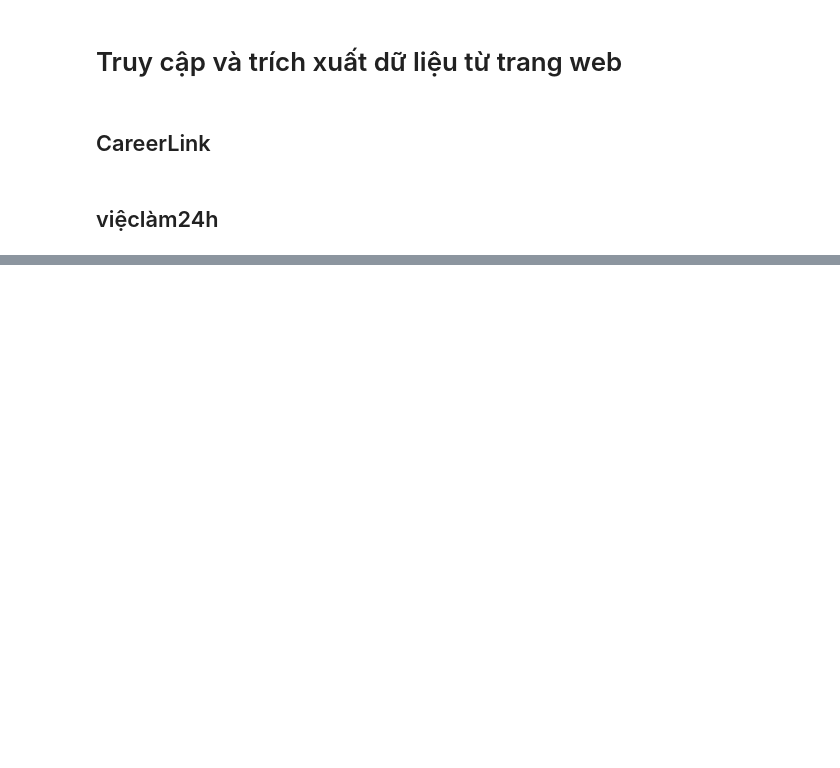
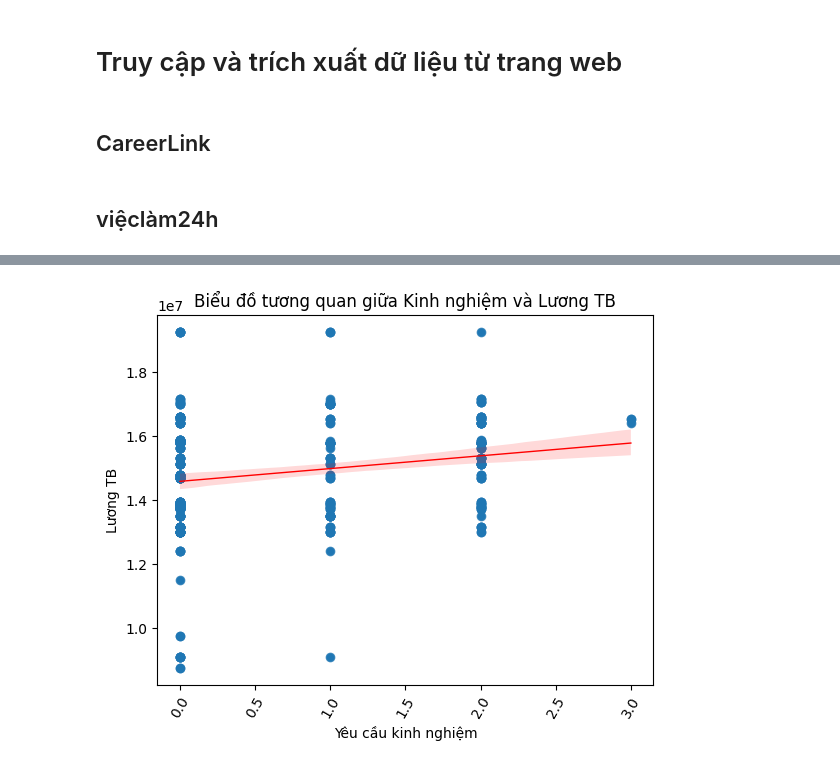
Before and after one commit to AnhDuy441/Final-Project-Data-Science, a Jupyter notebook: source.ipynb, the cells around one changed output, grey strips where cells are left out. Drawn from its saved outputs; the diff is of its cells as text; code cells hidden in the pictures; blank space fills up the shorter version.

```diff
--- a/source.ipynb
+++ b/source.ipynb
@@ -624,0 +1043,10 @@ driver.quit()
+# %%
+# Vẽ biểu đồ scatter plot với seaborn
+sns.scatterplot(x='Yêu cầu kinh nghiệm', y='Lương TB', data=df_filtered)
+sns.regplot(x='Yêu cầu kinh nghiệm', y='Lương TB', data=df_filtered,
+            line_kws={'color':'red', 'linewidth': 1})
+plt.title('Biểu đồ tương quan giữa Kinh nghiệm và Lương TB')
+plt.xticks(rotation=60)
+plt.show()
+# %% [output]
+[figure, added]
```
Also changed, not shown: parts of 87 cells of this notebook.
